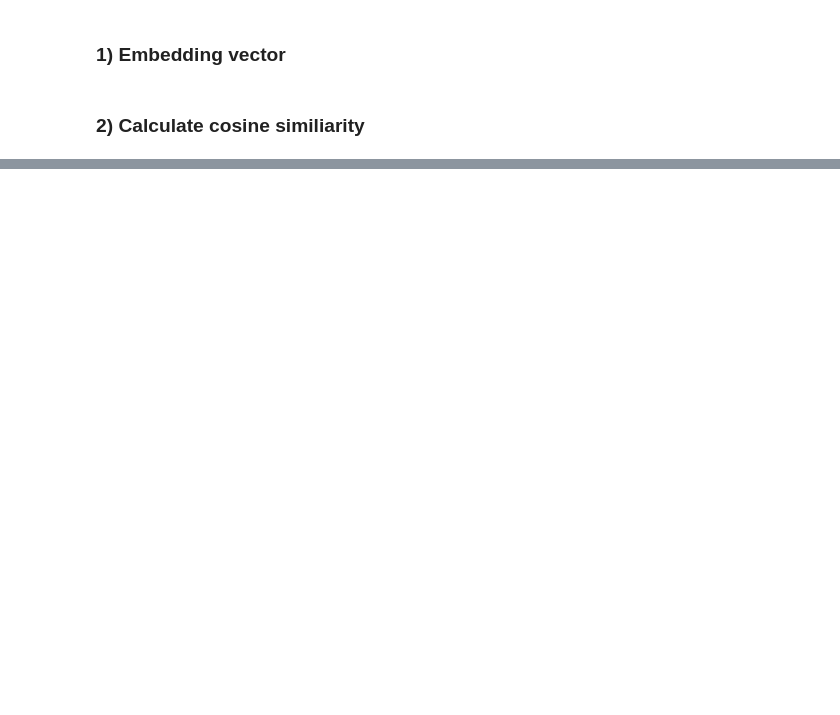
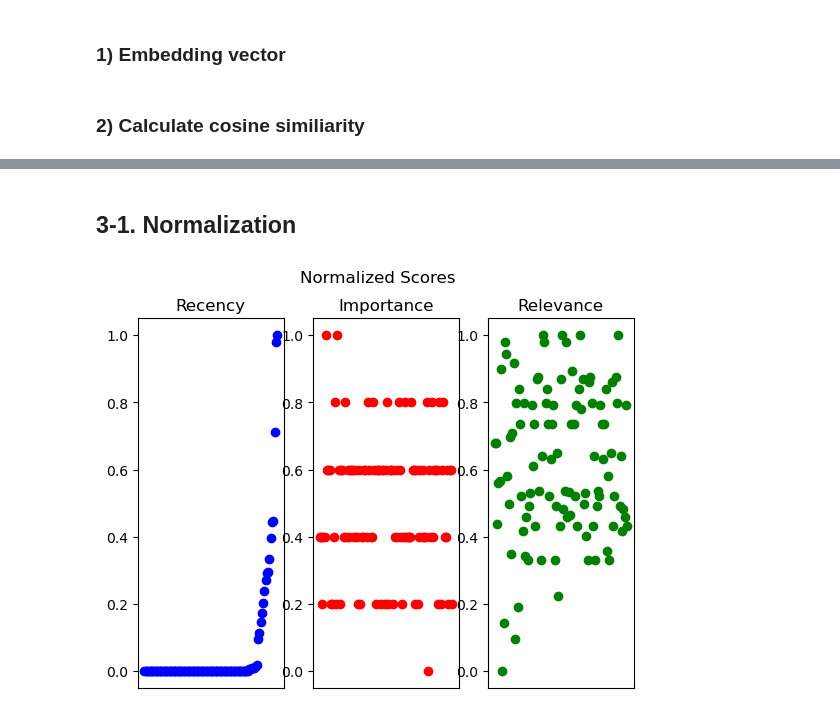
Before and after one commit to 272-burger/GenerativeAgent, a Jupyter notebook: OneAgent.ipynb, the cells around one changed output, grey strips where cells are left out. Drawn from its saved outputs; the diff is of its cells as text; code cells hidden in the pictures; blank space fills up the shorter version.

```diff
--- a/OneAgent.ipynb
+++ b/OneAgent.ipynb
@@ -412,0 +316,34 @@ TypeError: expected a sequence of integers or a single integer, got '0.002824716
+# %% [markdown]
+## 3-1. Normalization
+# %%
+def scaling(scores):
+    normalized_scores = (scores - np.min(scores)) / (np.max(scores) - np.min(scores))
+    return(normalized_scores)
+# %%
+recency_norm = {}
+importance_norm = {}
+relevance_norm = {}
+# %%
+for i, time_stamp in enumerate(memory_stream):
+    if time_stamp != 'initial_memory':
+        recency_norm[time_stamp] = scaling(list(recency.values()))[i-1]
+        importance_norm[time_stamp] = scaling(list(importance.values()))[i-1]
+        relevance_norm[time_stamp] = scaling(list(relevance.values()))[i-1]
+# %%
+fig, axes = plt.subplots(1,3) # 2*2 plot 형태
+axes[0].scatter(recency_norm.keys(), recency_norm.values(), c='b')
+axes[0].set_title('Recency')
+axes[0].set_xticks([])
+
+axes[1].scatter(importance_norm.keys(), importance_norm.values(), c='r')
+axes[1].set_title('Importance')
+axes[1].set_xticks([])
+
+axes[2].scatter(relevance_norm.keys(), relevance_norm.values(), c='g')
+axes[2].set_title('Relevance')
+axes[2].set_xticks([])
+
+plt.suptitle("Normalized Scores")
+plt.show()
+# %% [output]
+[figure, added]
```
Also changed, not shown: parts of 50 cells of this notebook, 2 other files.
